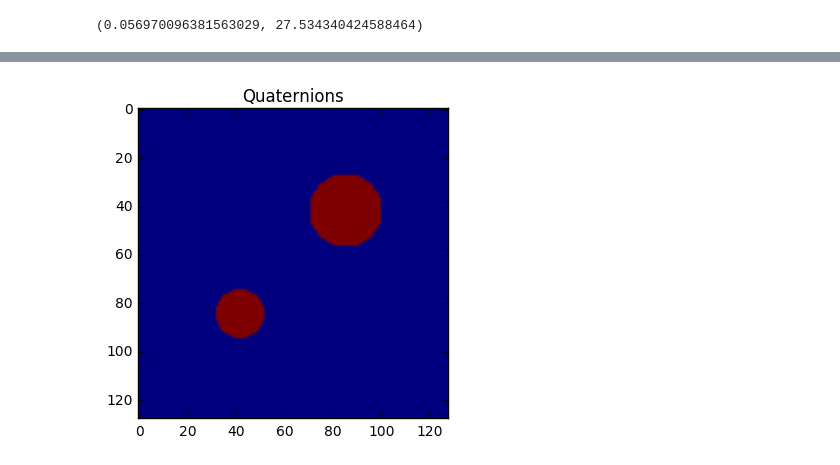
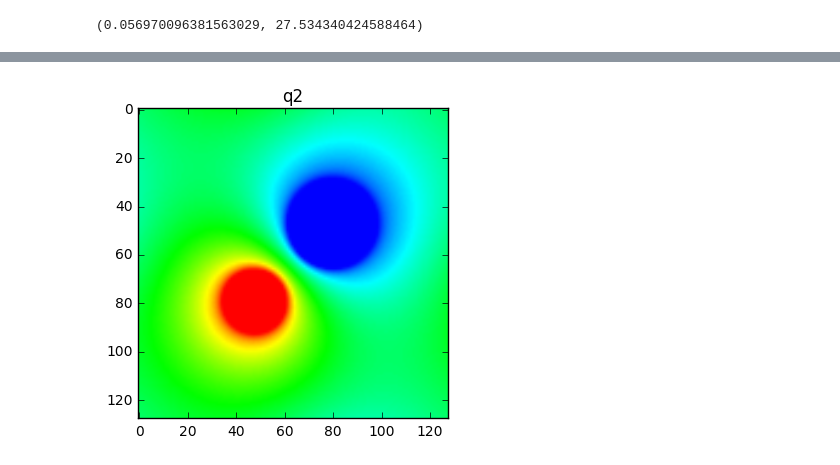
Before and after one commit to AdditiveModeling/SolidificationMicrostructure, a Jupyter notebook: DorrModel/DorrModel.ipynb, the cells around one changed output, grey strips where cells are left out. Cells and saved outputs as stored; diff of their text form; code cells hidden in the pictures.

Commit message:
added new version of 2-D Dorr model, .py file for use on ridcully, and an initial set of data corresponding to t=0s in the paper.

```diff
--- a/DorrModel/DorrModel.ipynb
+++ b/DorrModel/DorrModel.ipynb
@@ -117,7 +135,8 @@ for i in range(dim):
     shape.append(res)
 
 dx = 0.05
-dt = dx*dx/5./D_e
+dt = dx*dx/5./D_e #old value for Courant stability, not sufficient for quaternion stability. Use beta = 1.5ish
+dt = 1.48e-7 #10 million time steps to run Dorr's simulation
 d = dx*4 #interfacial thickness
 ebar = 0.165
 eqbar = 0.1
@@ -150,12 +169,12 @@ c += 0.06
 
 for i in range(res):
     for j in range(res):
-        if((i-2*res/3+0.5)*(i-2*res/3+0.5)+(j-res/3+0.5)*(j-res/3+0.5) < 100):
+        if((i-80+0.5)*(i-80+0.5)+(j-48+0.5)*(j-48+0.5) < 100):
             phi[i][j] = 1
             q1[i][j] = np.cos(np.pi/8)
             q2[i][j] = np.sin(np.pi/8)
             c[i][j] = 0.1
-        if((i-res/3)*(i-res/3)+(j-2*res/3)*(j-2*res/3) < 225):
+        if((i-48+0.5)*(i-48+0.5)+(j-80+0.5)*(j-80+0.5) < 225):
             phi[i][j] = 1
             q1[i][j] = np.cos(np.pi/8)
             q3[i][j] = np.sin(np.pi/8)
@@ -330,23 +345,32 @@ Done
 # %%
 # This code block prints the current graph of the interface
 
 #1D
 #plt.rcParams['figure.figsize'] = 6, 4
 #plt.title('Quaternions')
 #plt.plot(reference,phi[40], 'b')
 #plt.plot(reference,c[40], 'r')
 #plt.plot(reference,q1[40]*q1[40],'k:')
 #plt.plot(reference,q2[40]*q2[40],'k--')
 #plt.plot(reference,q3[40]*q3[40],'k-.')
 #plt.plot(reference,q4[40]*q4[40],'k')
 #plt.legend(['phi', 'c', 'q1^2', 'q2^2', 'q3^2', 'q4^2'], loc=2)
 #plt.axis([0, 80, 0.05, 0.11])
 #plt.savefig('graph'+str(step)+'.png')
 
 #2D
+#custom color map to match Dorr paper
+colors = [(0, 0, 1), (0, 1, 1), (0, 1, 0), (1, 1, 0), (1, 0, 0)]
+cm = LinearSegmentedColormap.from_list('rgb', colors)
+colors2 = [(0, 0, 1), (1, 1, 0), (1, 0, 0)]
+cm2 = LinearSegmentedColormap.from_list('rgb', colors2)
+
 plt.rcParams['figure.figsize'] = 4, 4
-plt.title('Quaternions')
-plt.imshow(phi)
-plt.savefig('graph'+str(step)+'.png')
+plt.title('phi')
+plt.imshow(phi, cmap=cm2)
+plt.savefig('phi'+str(step)+'.png')
+plt.title('q2')
+plt.imshow(q2, cmap=cm)
+plt.savefig('q'+str(step)+'.png')
 # %% [output]
-[figure, old version]
+[figure, new version]
```
Also changed, not shown: parts of 10 cells of this notebook, 7 other files.
